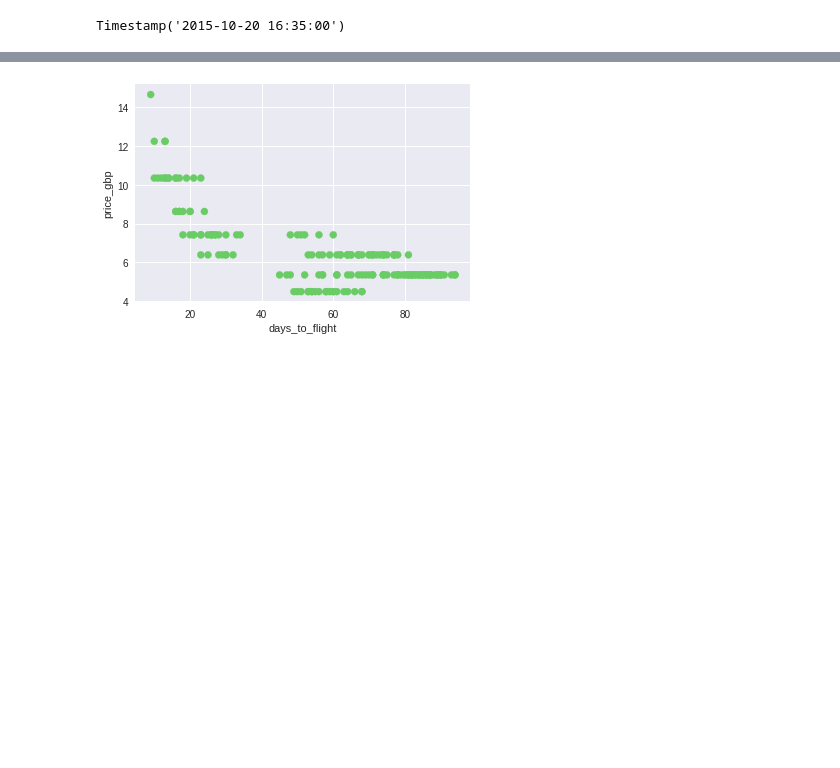
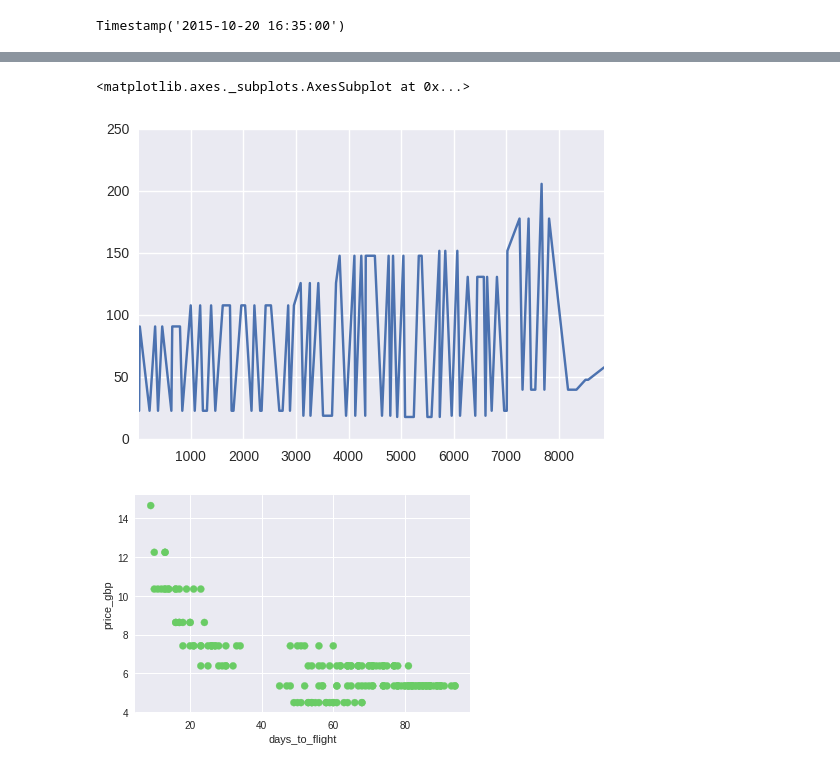
Before and after one commit to iramusa/price-pred, a Jupyter notebook: notebooks/visualise.ipynb, the cells around one changed output, grey strips where cells are left out. Saved outputs shown, nothing was run; the diff lists cells and outputs as text; code cells hidden in the pictures; blank space fills up the shorter version.

```diff
--- a/notebooks/visualise.ipynb
+++ b/notebooks/visualise.ipynb
@@ -99,3 +105,8 @@ data[data['price_init'] == 147.99]
+# %%
+data[data['departure_time'] == departs[15]]['price'].plot()
+# %% [output]
+<matplotlib.axes._subplots.AxesSubplot at 0x...>
+[figure, added]
 # %%
 plot_days_to_flight_scatter(data[data['flight_number'] == 'FR6619'])
 # %% [output]
```
Also changed, not shown: parts of 8 cells of this notebook.
